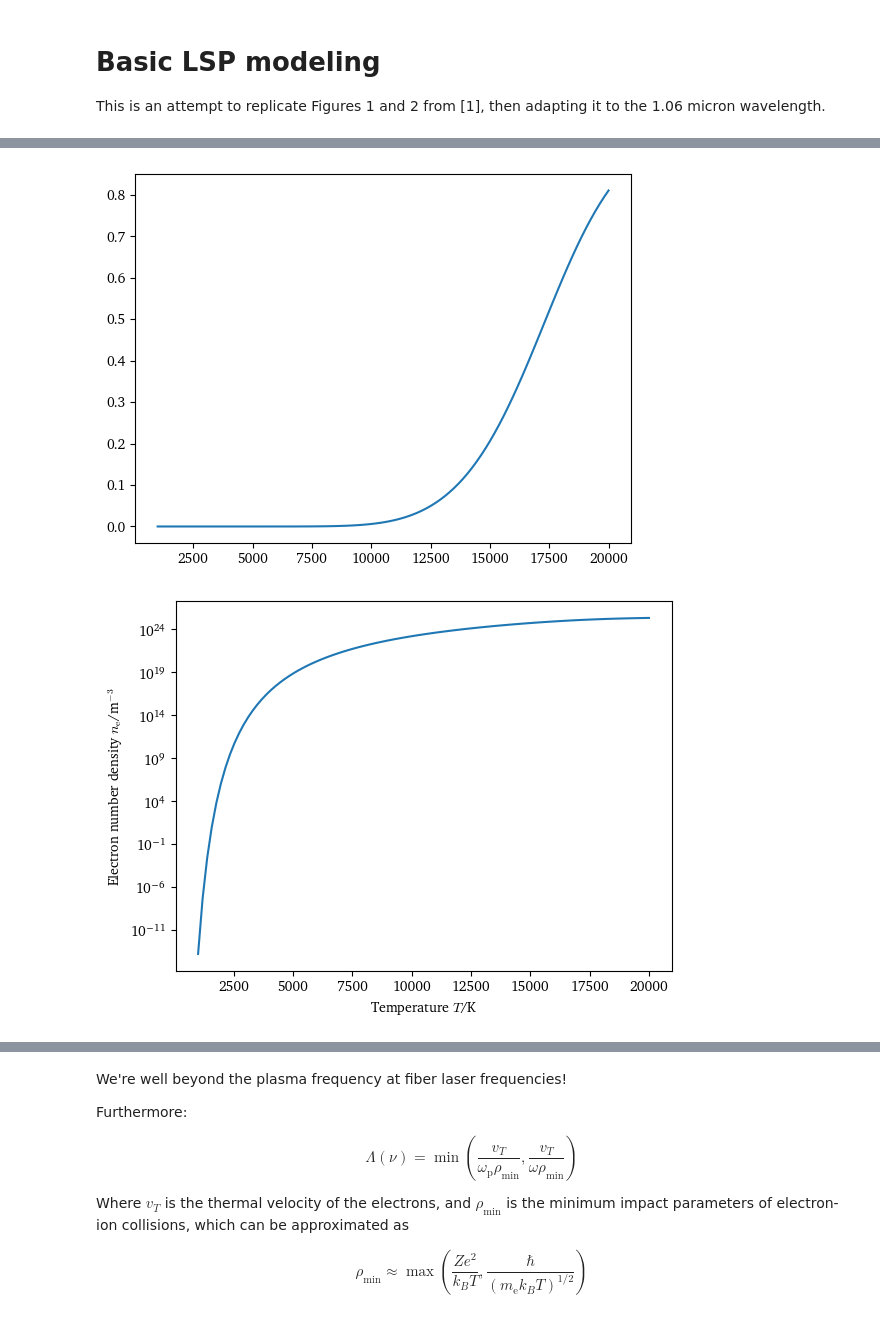
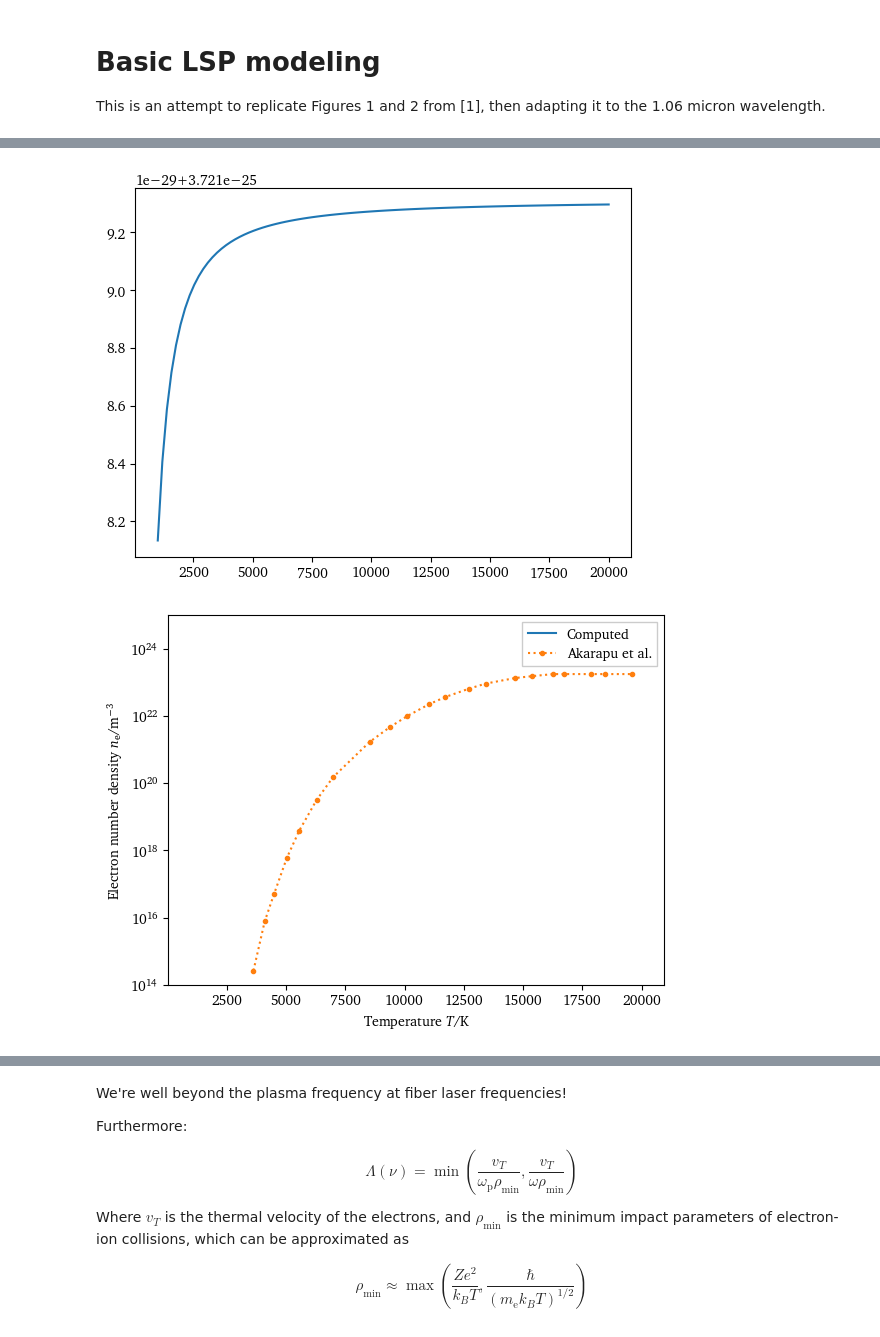
Before and after one commit to eeduplay/MScThesis, a Jupyter notebook: code/absorption.ipynb, the cells around one changed output, grey strips where cells are left out. Cells and saved outputs as stored; diff of their text form; code cells hidden in the pictures.

```diff
--- a/code/absorption.ipynb
+++ b/code/absorption.ipynb
@@ -27,30 +28,52 @@ $$
 ### Current issues
 - Gabriel seems to pick a specific particle density, where is that from?
 - The pressure used in [1] for their Figures is not known
-# %%
-Ei_Argon = 15.759  # eV
-temperature = np.linspace(1000, 20000, 100)  # K
-pressure = 101300  # Pa
-
-alphas = saha.degreeIonization_simple(temperature, pressure, Ei_Argon)
-
-plt.plot(temperature, alphas)
-plt.show()
-
-# Electron density should be equal to ion density (first ionization)
-
-n_0 = 2.6867774e25  # why? idk. n_e is proportional to it so /shrug
-# n_0 = 2.6867774e-25
-n_e = alphas*n_0
-
-plt.semilogy(temperature, n_e)
-plt.xlabel(r'Temperature $T$/K')
-plt.ylabel(r'Electron number density $n_\mathrm{e}$/m$^{-3}$')
-# plt.ylim(1e14, 1e25)
-plt.show()
-# %% [output]
-[figure, removed]
-[figure, removed]
+# %%
+Ei_Argon = 15.759  # eV
+R_argon = 208.1  # J kg^-1 K^-1
+M_argon = 39.95  # kg kmol^-1
+init_temp = 300  # K
+temperature = np.linspace(1000, 20000, 100)  # K
+pressure = 101300  # Pa
+
+rho = pressure/(R_argon*init_temp)
+n_0 = 1000*const.Avogadro*rho/M_argon
+
+# n_0 = 2.6867774e23  # why? idk. n_e is proportional to it so /shrug
+n_0 = 2.6867774e24
+ionization_mode = 'regular'
+
+ndata = np.loadtxt('../rawdata/akarapu_n.csv', delimiter=',')
+
+if ionization_mode == 'simple':
+    alphas = saha.degreeIonization_simple(temperature, pressure, Ei_Argon)
+    n_e = alphas*n_0
+elif ionization_mode == 'regular':
+    n_e = saha.degreeIonization(temperature, Ei_Argon, n_0)
+    alphas = n_e/n_0
+elif ionization_mode == 'literature':
+    popt, pcov = sciopt.curve_fit(
+        # lambda x, c1, c2: saha.curvefit(x, c1, c2, n_0),
+        lambda x, c1, c2: saha.curvefit(x, c1, c2, n_0),
+        ndata[:,0],
+        ndata[:,1]
+    )
+    n_e = saha.curvefit(temperature, popt[0], popt[1], n_0)
+    alphas = n_e/n_0
+
+plt.plot(temperature, alphas)
+plt.show()
+
+plt.semilogy(temperature, n_e, label='Computed')
+plt.semilogy(ndata[:,0], ndata[:,1], ':.', label='Akarapu et al.')
+plt.xlabel(r'Temperature $T$/K')
+plt.ylabel(r'Electron number density $n_\mathrm{e}$/m$^{-3}$')
+plt.ylim(1e14, 1e25)
+plt.legend()
+plt.show()
+# %% [output]
+[figure, added]
+[figure, added]
 # %% [markdown]
 ## Figure 2: Inverse-Brehmsstrahlung Absorption
 We then compute the absorption coefficient by inverse-brehmsstrahlung using the following equation:
```
Also changed, not shown: parts of 5 cells of this notebook, 7 other files.
